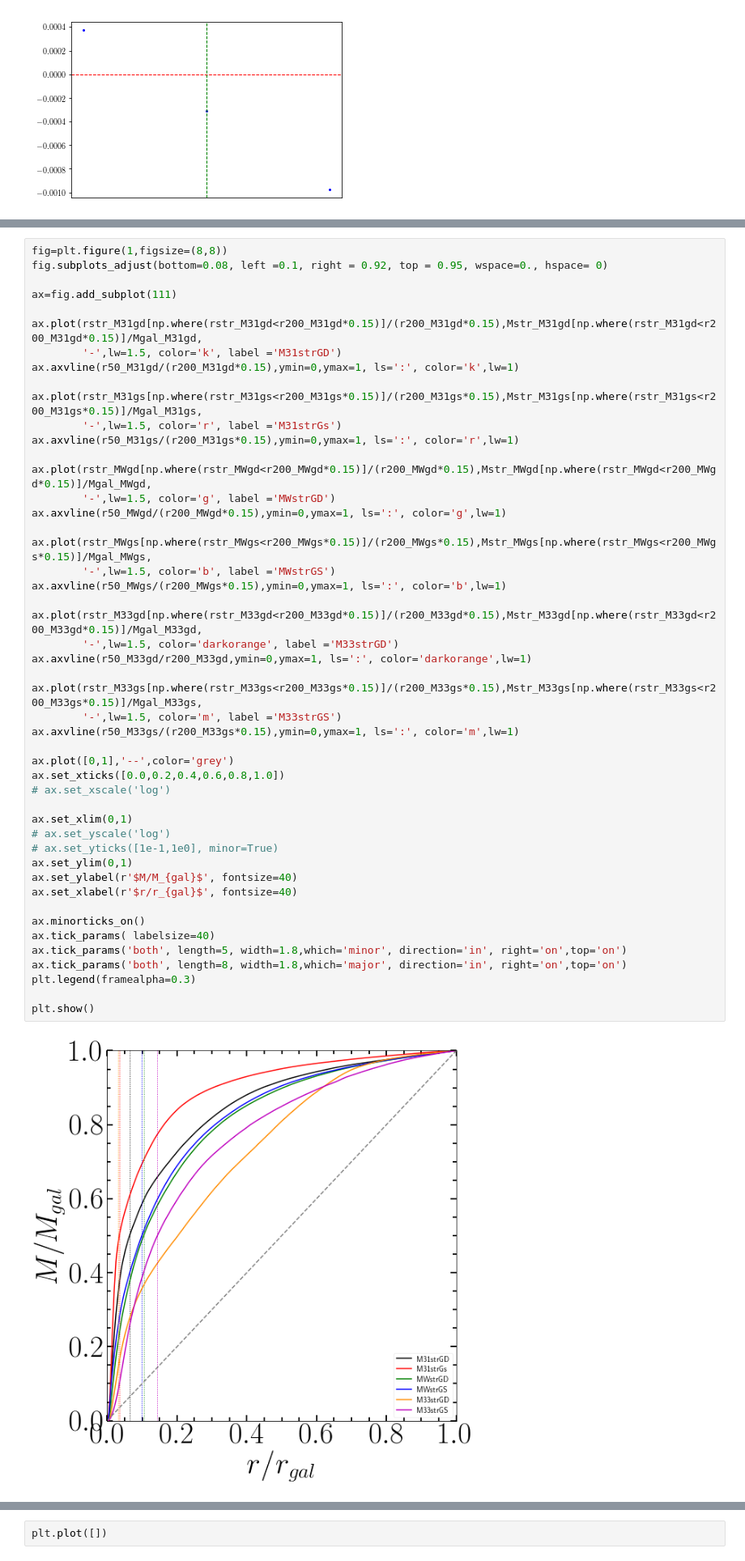
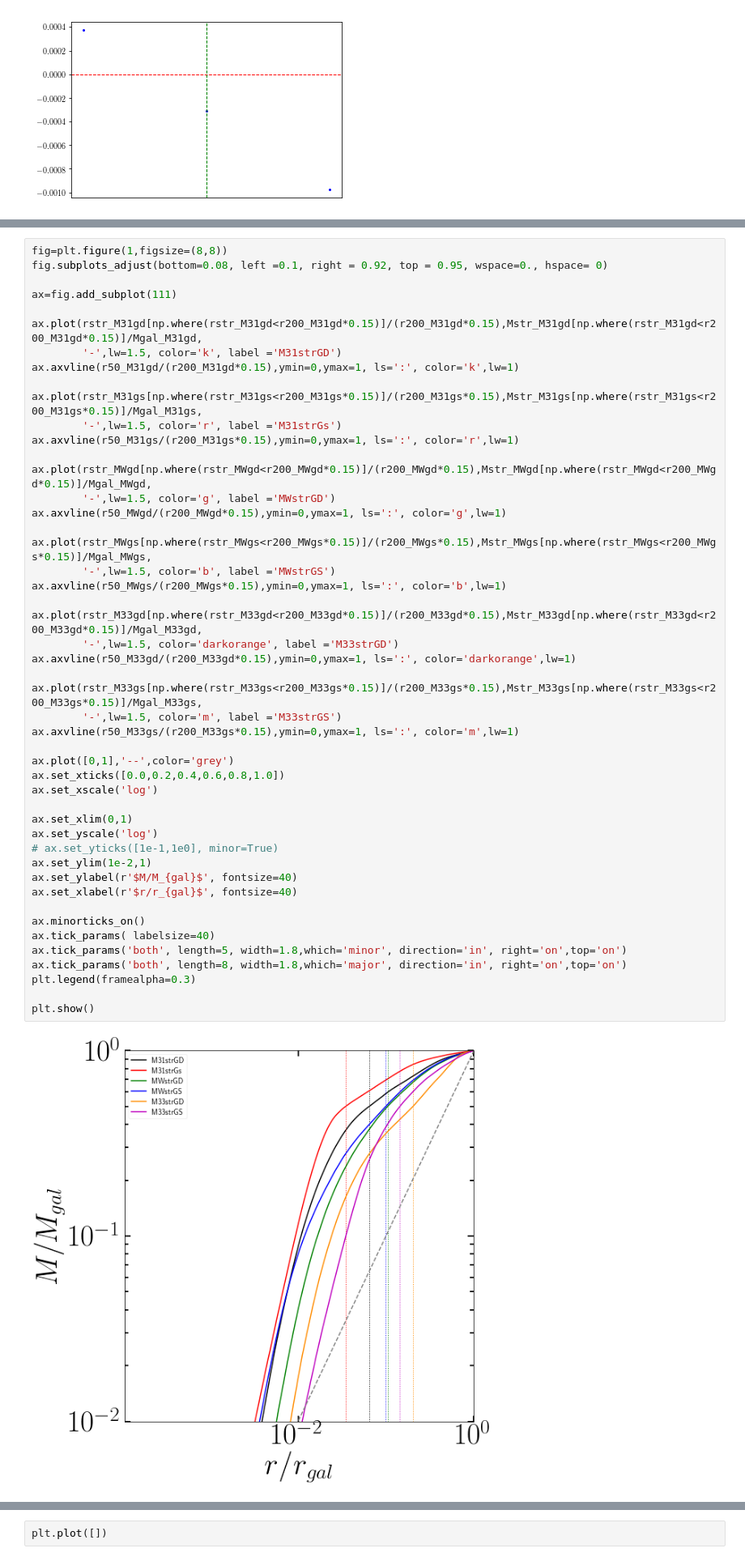
Before and after one commit to ornemarioni/Barras_GdGs, a Jupyter notebook: Barras_Gd/programs/Vcirc_simulaciones.ipynb, the cells around one changed output, grey strips where cells are left out. Shown at 81% size. Cells and saved outputs as stored; diff of their text form.

Commit message:
plots de estabilidad cuasi definitivos

```diff
--- a/Barras_Gd/programs/Vcirc_simulaciones.ipynb
+++ b/Barras_Gd/programs/Vcirc_simulaciones.ipynb
@@ -978,38 +978,38 @@ ax.plot(rstr_MWgd[np.where(rstr_MWgd<r200_MWgd*0.15)]/(r200_MWgd*0.15),Mstr_MWgd
         '-',lw=1.5, color='g', label ='MWstrGD')
 ax.axvline(r50_MWgd/(r200_MWgd*0.15),ymin=0,ymax=1, ls=':', color='g',lw=1)
 
 ax.plot(rstr_MWgs[np.where(rstr_MWgs<r200_MWgs*0.15)]/(r200_MWgs*0.15),Mstr_MWgs[np.where(rstr_MWgs<r200_MWgs*0.15)]/Mgal_MWgs,
         '-',lw=1.5, color='b', label ='MWstrGS')
 ax.axvline(r50_MWgs/(r200_MWgs*0.15),ymin=0,ymax=1, ls=':', color='b',lw=1)
 
 ax.plot(rstr_M33gd[np.where(rstr_M33gd<r200_M33gd*0.15)]/(r200_M33gd*0.15),Mstr_M33gd[np.where(rstr_M33gd<r200_M33gd*0.15)]/Mgal_M33gd,
         '-',lw=1.5, color='darkorange', label ='M33strGD')
-ax.axvline(r50_M33gd/r200_M33gd,ymin=0,ymax=1, ls=':', color='darkorange',lw=1)
+ax.axvline(r50_M33gd/(r200_M33gd*0.15),ymin=0,ymax=1, ls=':', color='darkorange',lw=1)
 
 ax.plot(rstr_M33gs[np.where(rstr_M33gs<r200_M33gs*0.15)]/(r200_M33gs*0.15),Mstr_M33gs[np.where(rstr_M33gs<r200_M33gs*0.15)]/Mgal_M33gs,
         '-',lw=1.5, color='m', label ='M33strGS')
 ax.axvline(r50_M33gs/(r200_M33gs*0.15),ymin=0,ymax=1, ls=':', color='m',lw=1)
 
 ax.plot([0,1],'--',color='grey')
 ax.set_xticks([0.0,0.2,0.4,0.6,0.8,1.0])
-# ax.set_xscale('log')
+ax.set_xscale('log')
 
 ax.set_xlim(0,1)
-# ax.set_yscale('log')
+ax.set_yscale('log')
 # ax.set_yticks([1e-1,1e0], minor=True)
-ax.set_ylim(0,1)
+ax.set_ylim(1e-2,1)
 ax.set_ylabel(r'$M/M_{gal}$', fontsize=40)
 ax.set_xlabel(r'$r/r_{gal}$', fontsize=40)
 
 ax.minorticks_on()
 ax.tick_params( labelsize=40)
 ax.tick_params('both', length=5, width=1.8,which='minor', direction='in', right='on',top='on')
 ax.tick_params('both', length=8, width=1.8,which='major', direction='in', right='on',top='on')
 plt.legend(framealpha=0.3)
 
 plt.show()
 # %% [output]
-[figure, old version]
+[figure, new version]
 # %%
 ftot_M31gd = sint.interp1d(rtot_M31gd, Vtot_M31gd)
 ftot_MWgd  = sint.interp1d(rtot_MWgd,  Vtot_MWgd)
```
Also changed, not shown: parts of 2 cells of this notebook, 3 other files.
